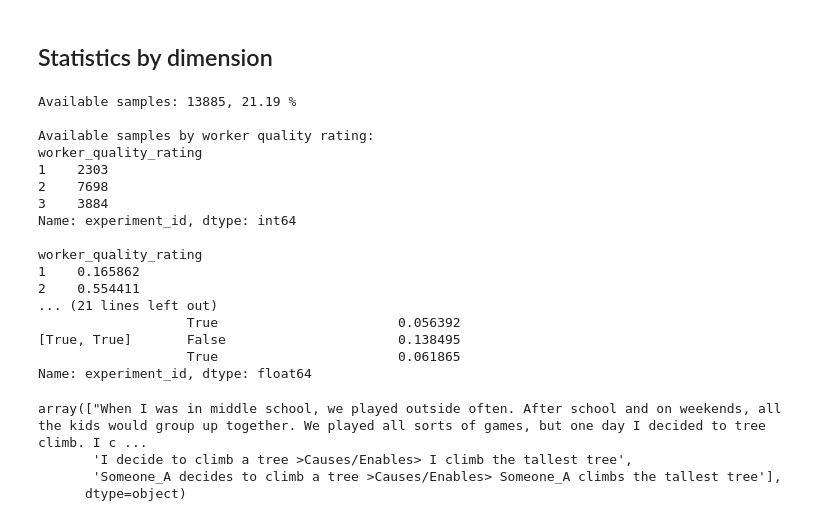
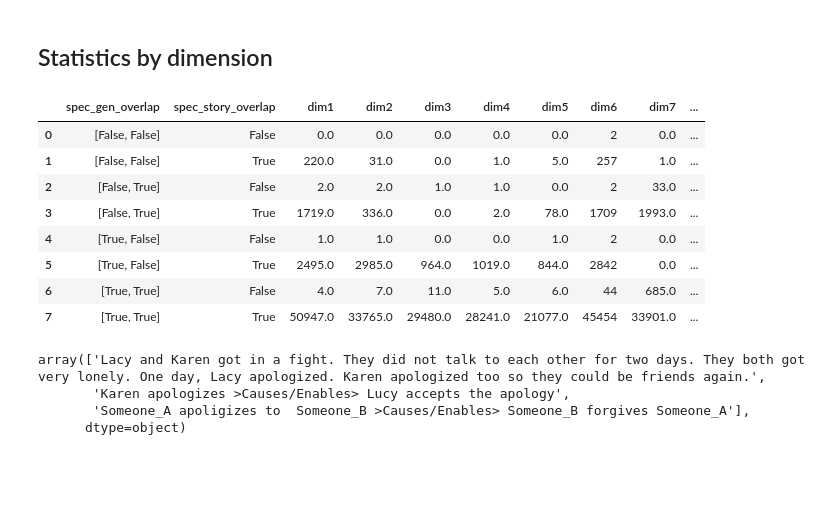
Before and after one commit to mismayil/optional-project, a Jupyter notebook: analysis.ipynb, the cells around one changed output. Drawn from its saved outputs; the diff is of its cells as text; code cells hidden in the pictures; blank space fills up the shorter version.

```diff
--- a/analysis.ipynb
+++ b/analysis.ipynb
@@ -30,2 +16,0 @@ len(glucose), len(glucose_overlap)
-# %%
-glucose_with_overlap = pd.concat([glucose, glucose_overlap], axis=1)
@@ -108,31 +89,37 @@ def print_statistics_by_dim(data, dim=1):
     print(samples_by_overlap, end="\n\n")
     print(samples_by_overlap / len(non_escaped), end="\n\n")
-# %%
-print_statistics_by_dim(glucose_with_overlap, dim=10)
-# %% [output]
-Available samples: 13885, 21.19 %
-
-Available samples by worker quality rating:
-worker_quality_rating
-1    2303
-2    7698
-3    3884
-Name: experiment_id, dtype: int64
-
-worker_quality_rating
-1    0.165862
-2    0.554411
-... (21 lines left out)
-                   True                       0.056392
-[True, True]       False                      0.138495
-                   True                       0.061865
-Name: experiment_id, dtype: float64
+# %%
+def group_overlap_by_dim(data, dim=1, threshold=0.0):
+    non_escaped = data[data[f"{dim}_specificNL"] != "escaped"]
+    spec_gen_col = f"{dim}_has_overlap_{threshold}"
+    spec_story_col = f"{dim}_has_story_overlap_{threshold}"
+    samples_by_overlap = non_escaped.groupby([spec_gen_col, spec_story_col]).experiment_id.count()
+    return samples_by_overlap.rename_axis(index={spec_gen_col: "spec_gen_overlap", spec_story_col: "spec_story_overlap"}).rename(f"dim{dim}")
+# %%
+dim_overlap_df = group_overlap_by_dim(glucose_with_overlap, dim=1)
+
+for dim in range(2, 11):
+    dim_overlap_df = pd.merge(dim_overlap_df, group_overlap_by_dim(glucose_with_overlap, dim=dim), left_index=True, right_index=True, how="outer")
+# %%
+dim_overlap_df = dim_overlap_df.reset_index()
+# %%
+dim_overlap_df.fillna(0)
+# %% [output]
+|  | spec_gen_overlap | spec_story_overlap | dim1 | dim2 | dim3 | dim4 | dim5 | dim6 | dim7 | ... |
+| 0 | [False, False] | False | 0.0 | 0.0 | 0.0 | 0.0 | 0.0 | 2 | 0.0 | ... |
+| 1 | [False, False] | True | 220.0 | 31.0 | 0.0 | 1.0 | 5.0 | 257 | 1.0 | ... |
+| 2 | [False, True] | False | 2.0 | 2.0 | 1.0 | 1.0 | 0.0 | 2 | 33.0 | ... |
+| 3 | [False, True] | True | 1719.0 | 336.0 | 0.0 | 2.0 | 78.0 | 1709 | 1993.0 | ... |
+| 4 | [True, False] | False | 1.0 | 1.0 | 0.0 | 0.0 | 1.0 | 2 | 0.0 | ... |
+| 5 | [True, False] | True | 2495.0 | 2985.0 | 964.0 | 1019.0 | 844.0 | 2842 | 0.0 | ... |
+| 6 | [True, True] | False | 4.0 | 7.0 | 11.0 | 5.0 | 6.0 | 44 | 685.0 | ... |
+| 7 | [True, True] | True | 50947.0 | 33765.0 | 29480.0 | 28241.0 | 21077.0 | 45454 | 33901.0 | ... |
 # %%
-glucose_with_overlap[(glucose_with_overlap["1_specificNL"] != "escaped") & (glucose_with_overlap["1_has_overlap_0.9"] == "[True, True]") & (glucose_with_overlap["1_has_story_overlap_0.9"] == True)][["story", "1_specificNL", "1_generalNL"]].iloc[0].values
+glucose_with_overlap[(glucose_with_overlap["6_specificNL"] != "escaped") & (glucose_with_overlap["6_has_overlap_0.0"] == "[False, False]") & (glucose_with_overlap["6_has_story_overlap_0.0"] == False)][["story", "6_specificNL", "6_generalNL"]].iloc[0].values
 # %% [output]
-array(["When I was in middle school, we played outside often. After school and on weekends, all the kids would group up together. We played all sorts of games, but one day I decided to tree climb. I c ...
-       'I decide to climb a tree >Causes/Enables> I climb the tallest tree',
-       'Someone_A decides to climb a tree >Causes/Enables> Someone_A climbs the tallest tree'],
+array(['Lacy and Karen got in a fight. They did not talk to each other for two days. They both got very lonely. One day, Lacy apologized. Karen apologized too so they could be friends again.',
+       'Karen apologizes >Causes/Enables> Lucy accepts the apology',
+       'Someone_A apoligizes to  Someone_B >Causes/Enables> Someone_B forgives Someone_A'],
       dtype=object)
 # %%
 from helpers import placeholders
```
Also changed, not shown: parts of 6 cells of this notebook, 1 other file.
